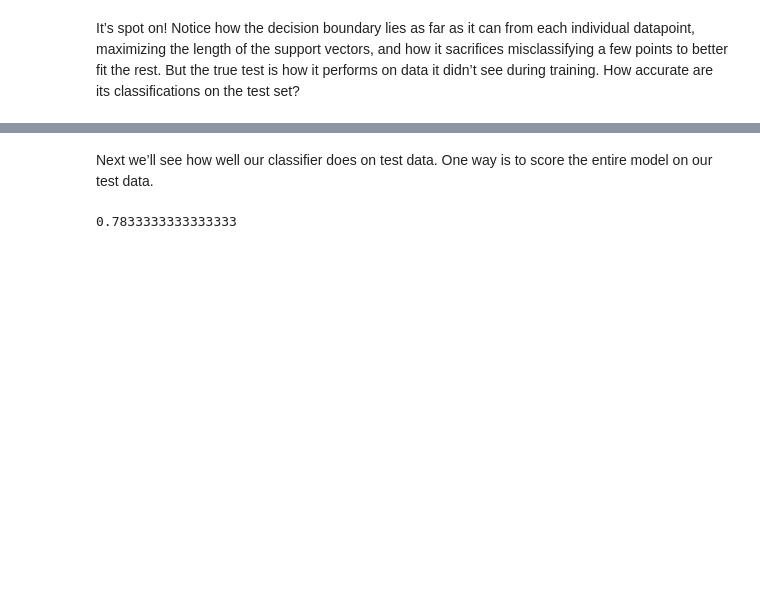
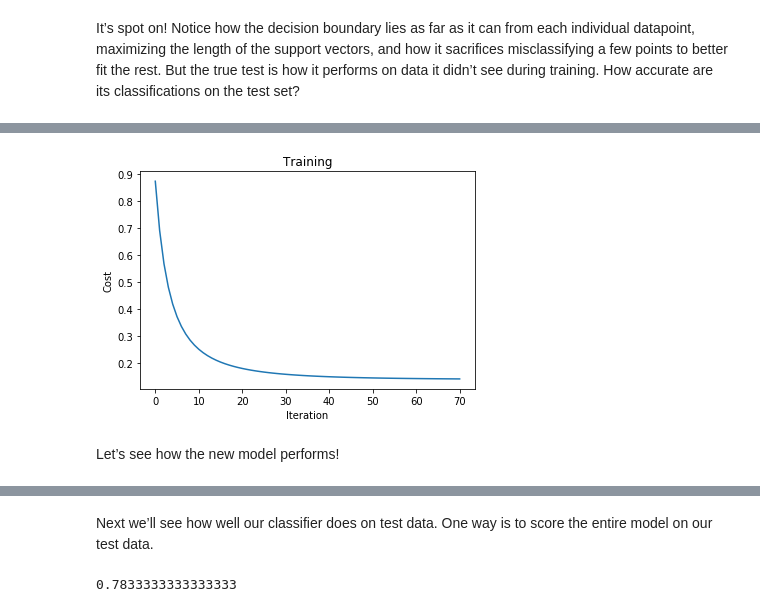
Before and after one commit to SevioStanton/blog-resources, a Jupyter notebook: ProgrammingClassifiers/ProgrammingClassifiers.ipynb, the cells around one changed output, grey strips where cells are left out. Cells and saved outputs as stored; diff of their text form; code cells hidden in the pictures; blank space fills up the shorter version.

```diff
--- a/ProgrammingClassifiers/ProgrammingClassifiers.ipynb
+++ b/ProgrammingClassifiers/ProgrammingClassifiers.ipynb
@@ -148,0 +188,26 @@ In general SVM’s are computationally efficient, versatile models for classifyi
+# %%
+def train(theta, X, Y, learning_rate=0.001, max_iter=10000):
+    initial_predictions = predict(theta, X)
+    initial_loss = utils.cross_entropy(initial_predictions, Y)
+    losses = [initial_loss]
+
+    for i in range(max_iter):
+        gradient = utils.cross_entropy_gradient(theta, X, Y)
+        theta = theta - learning_rate * gradient
+
+        predictions = predict(theta, X)
+        loss = utils.cross_entropy(predictions, Y)
+
+        if abs(loss - losses[-1]) < 0.0001:
+            losses.append(loss)
+            break # Converged
+        losses.append(loss)
+
+    utils.plot_training(losses)
+    return theta
+# %%
+r_theta = train(r_theta, r_train_X, r_train_Y)
+# %% [output]
+[figure, added]
+# %% [markdown]
+Let’s see how the new model performs!
```
Also changed, not shown: parts of 39 cells of this notebook, 2 other files.
